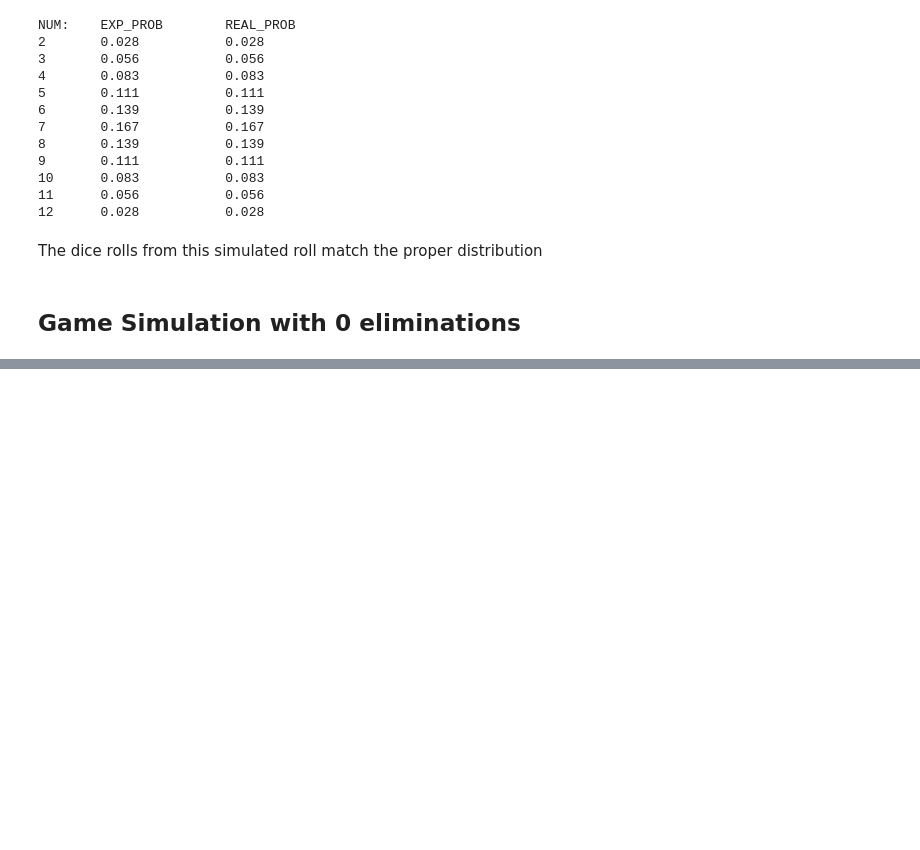
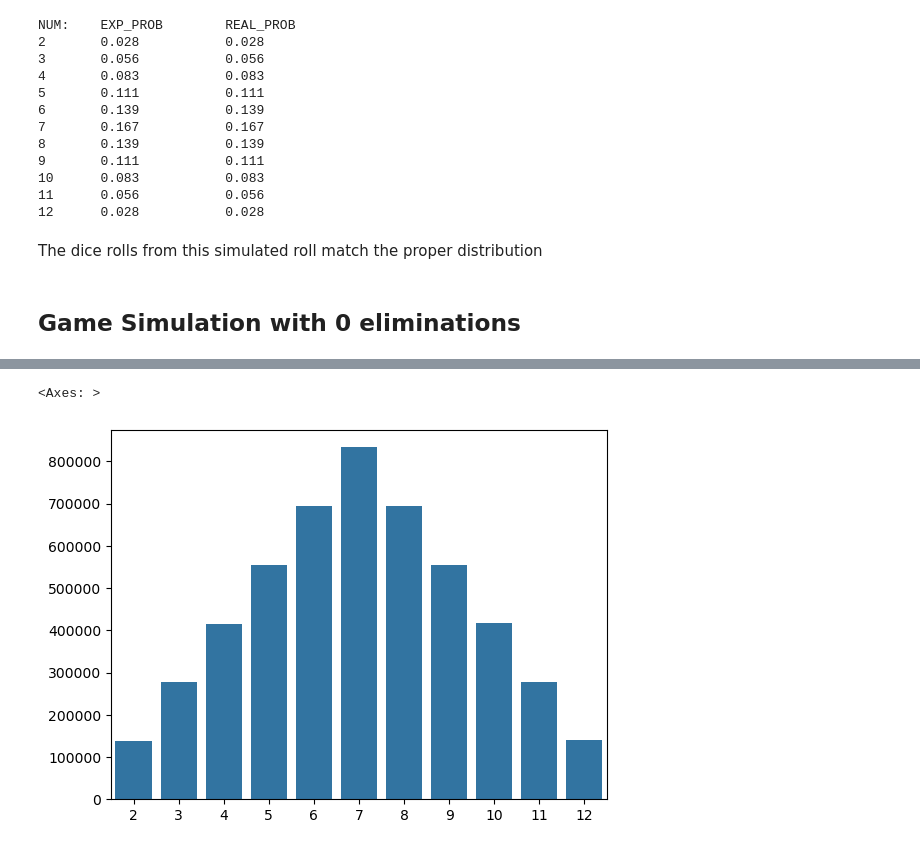
Before and after one commit to botto8502/horse_game_analysis, a Jupyter notebook: main.ipynb, the cells around one changed output, grey strips where cells are left out. Cells and saved outputs as stored; diff of their text form; code cells hidden in the pictures; blank space fills up the shorter version.

```diff
--- a/main.ipynb
+++ b/main.ipynb
@@ -110,0 +137,5 @@ for i in range(N):
+# %%
+sn.barplot(x = range(2, 13), y = rolls_sum)
+# %% [output]
+<Axes: >
+[figure, added]
```
Also changed, not shown: parts of 6 cells of this notebook.
